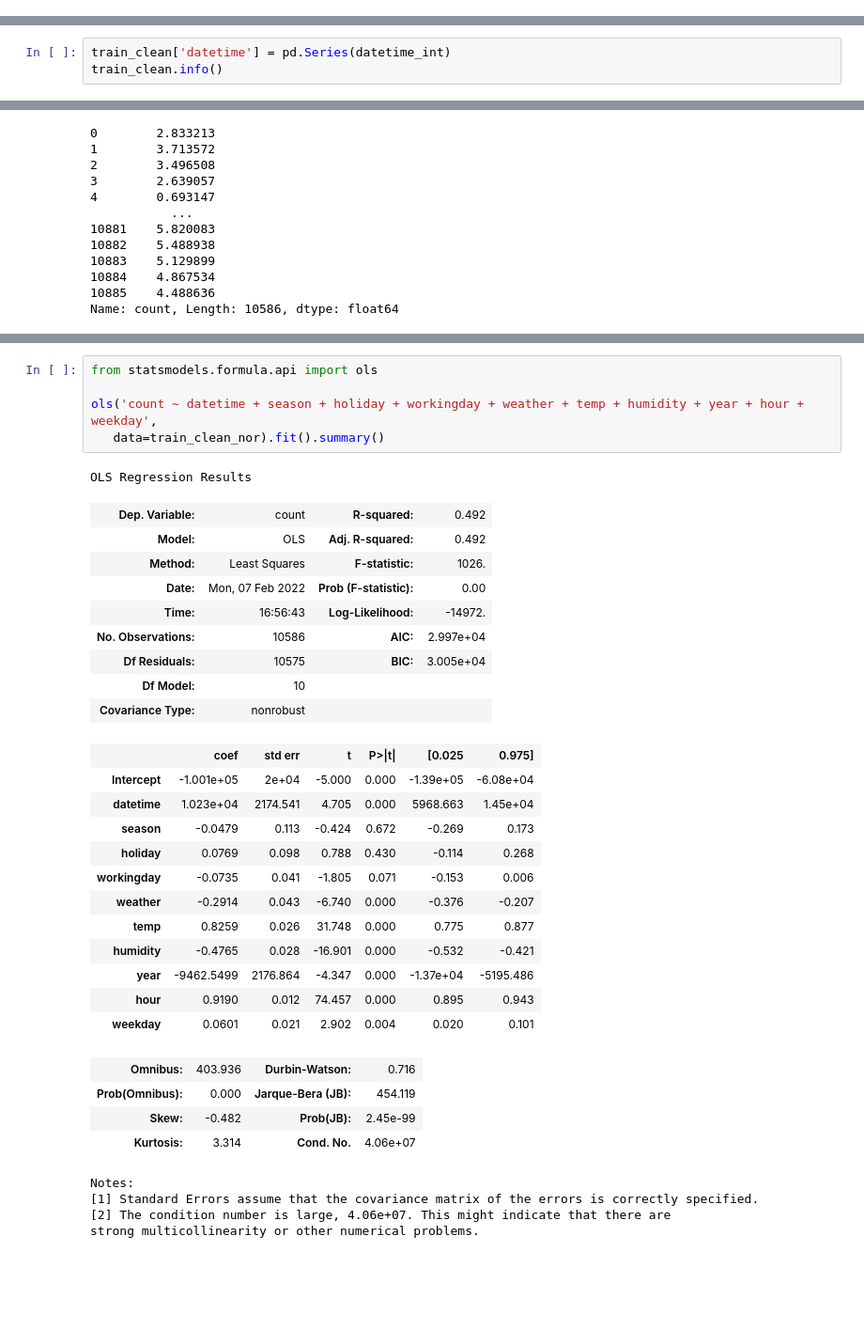
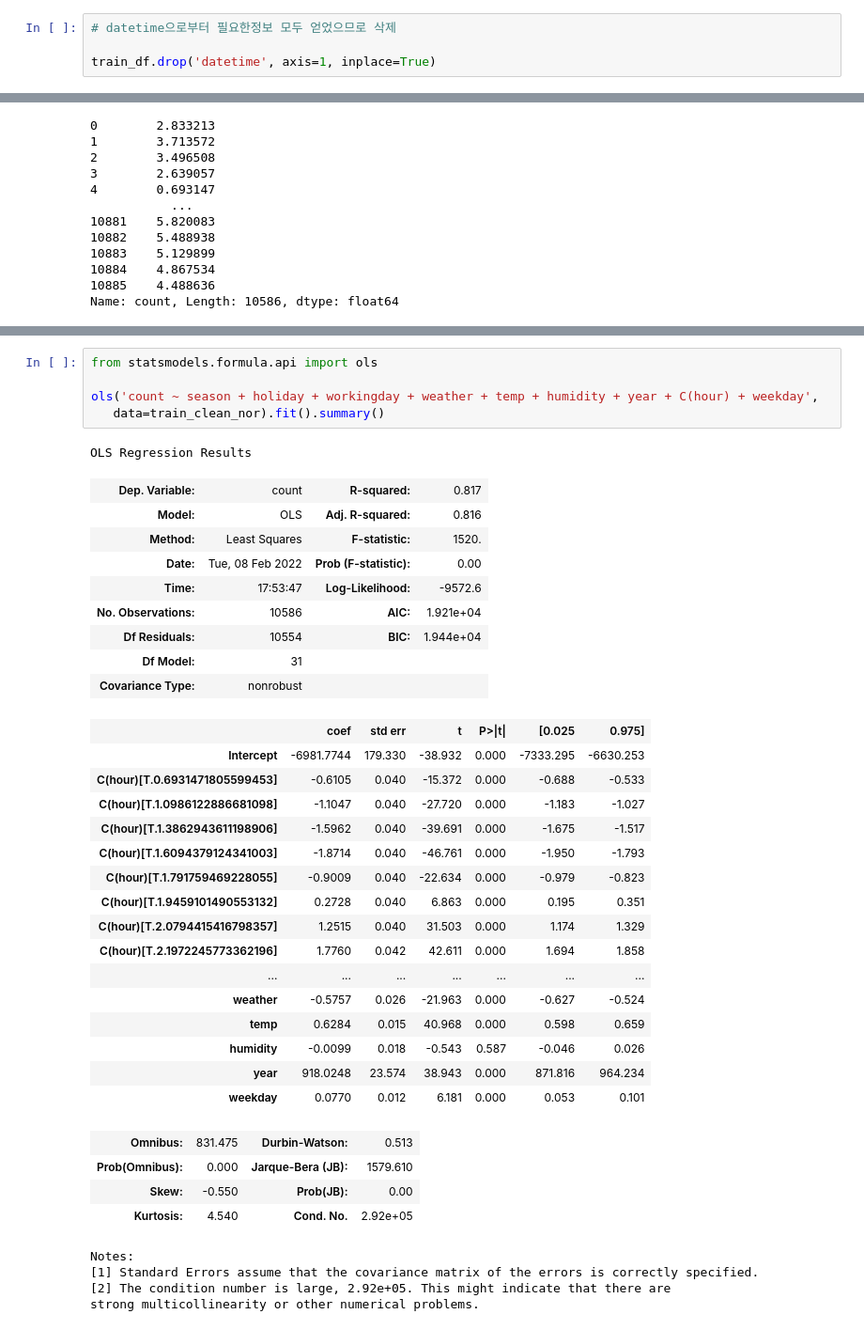
Before and after one commit to atum97/Practice, a Jupyter notebook: 자전거 수요량 예측/to-predict-the-demand-for-bike-eda.ipynb, the cells around one changed output, grey strips where cells are left out. Shown at 94% size. Saved outputs shown, nothing was run; the diff lists cells and outputs as text; blank space fills up the shorter version.

```diff
--- a/자전거 수요량 예측/to-predict-the-demand-for-bike-eda.ipynb
+++ b/자전거 수요량 예측/to-predict-the-demand-for-bike-eda.ipynb
@@ -151,6 +150,10 @@ train_df['weekday'] = train_df['datetime'].dt.weekday
 train_df.shape
 # %% [output]
 (10886, 19)
+# %%
+# datetime으로부터 필요한정보 모두 얻었으므로 삭제
+
+train_df.drop('datetime', axis=1, inplace=True)
 # %%
 train_df.head()
 
@@ -470,3 +467,0 @@ Name: datetime, Length: 10586, dtype: int64
-# %%
-train_clean['datetime'] = pd.Series(datetime_int)
-train_clean.info()
@@ -687,36 +673,40 @@ train_clean_nor
 # %%
 from statsmodels.formula.api import ols
 
-ols('count ~ datetime + season + holiday + workingday + weather + temp + humidity + year + hour + weekday',
+ols('count ~ season + holiday + workingday + weather + temp + humidity + year + C(hour) + weekday',
    data=train_clean_nor).fit().summary()
 # %% [output]
 OLS Regression Results
-| Dep. Variable: | count | R-squared: | 0.492 |
-| Model: | OLS | Adj. R-squared: | 0.492 |
-| Method: | Least Squares | F-statistic: | 1026. |
-| Date: | Mon, 07 Feb 2022 | Prob (F-statistic): | 0.00 |
-| Time: | 16:56:43 | Log-Likelihood: | -14972. |
-| No. Observations: | 10586 | AIC: | 2.997e+04 |
-| Df Residuals: | 10575 | BIC: | 3.005e+04 |
-| Df Model: | 10 |  |  |
+| Dep. Variable: | count | R-squared: | 0.817 |
+| Model: | OLS | Adj. R-squared: | 0.816 |
+| Method: | Least Squares | F-statistic: | 1520. |
+| Date: | Tue, 08 Feb 2022 | Prob (F-statistic): | 0.00 |
+| Time: | 17:53:47 | Log-Likelihood: | -9572.6 |
+| No. Observations: | 10586 | AIC: | 1.921e+04 |
+| Df Residuals: | 10554 | BIC: | 1.944e+04 |
+| Df Model: | 31 |  |  |
 | Covariance Type: | nonrobust |  |  |
 |  | coef | std err | t | P>|t| | [0.025 | 0.975] |
-| Intercept | -1.001e+05 | 2e+04 | -5.000 | 0.000 | -1.39e+05 | -6.08e+04 |
-| datetime | 1.023e+04 | 2174.541 | 4.705 | 0.000 | 5968.663 | 1.45e+04 |
-| season | -0.0479 | 0.113 | -0.424 | 0.672 | -0.269 | 0.173 |
-| holiday | 0.0769 | 0.098 | 0.788 | 0.430 | -0.114 | 0.268 |
-| workingday | -0.0735 | 0.041 | -1.805 | 0.071 | -0.153 | 0.006 |
-| weather | -0.2914 | 0.043 | -6.740 | 0.000 | -0.376 | -0.207 |
-| temp | 0.8259 | 0.026 | 31.748 | 0.000 | 0.775 | 0.877 |
-| humidity | -0.4765 | 0.028 | -16.901 | 0.000 | -0.532 | -0.421 |
-| year | -9462.5499 | 2176.864 | -4.347 | 0.000 | -1.37e+04 | -5195.486 |
-| hour | 0.9190 | 0.012 | 74.457 | 0.000 | 0.895 | 0.943 |
-| weekday | 0.0601 | 0.021 | 2.902 | 0.004 | 0.020 | 0.101 |
+| Intercept | -6981.7744 | 179.330 | -38.932 | 0.000 | -7333.295 | -6630.253 |
+| C(hour)[T.0.6931471805599453] | -0.6105 | 0.040 | -15.372 | 0.000 | -0.688 | -0.533 |
+| C(hour)[T.1.0986122886681098] | -1.1047 | 0.040 | -27.720 | 0.000 | -1.183 | -1.027 |
+| C(hour)[T.1.3862943611198906] | -1.5962 | 0.040 | -39.691 | 0.000 | -1.675 | -1.517 |
+| C(hour)[T.1.6094379124341003] | -1.8714 | 0.040 | -46.761 | 0.000 | -1.950 | -1.793 |
+| C(hour)[T.1.791759469228055] | -0.9009 | 0.040 | -22.634 | 0.000 | -0.979 | -0.823 |
+| C(hour)[T.1.9459101490553132] | 0.2728 | 0.040 | 6.863 | 0.000 | 0.195 | 0.351 |
+| C(hour)[T.2.0794415416798357] | 1.2515 | 0.040 | 31.503 | 0.000 | 1.174 | 1.329 |
+| C(hour)[T.2.1972245773362196] | 1.7760 | 0.042 | 42.611 | 0.000 | 1.694 | 1.858 |
+| ... | ... | ... | ... | ... | ... | ... |
+| weather | -0.5757 | 0.026 | -21.963 | 0.000 | -0.627 | -0.524 |
+| temp | 0.6284 | 0.015 | 40.968 | 0.000 | 0.598 | 0.659 |
+| humidity | -0.0099 | 0.018 | -0.543 | 0.587 | -0.046 | 0.026 |
+| year | 918.0248 | 23.574 | 38.943 | 0.000 | 871.816 | 964.234 |
+| weekday | 0.0770 | 0.012 | 6.181 | 0.000 | 0.053 | 0.101 |
-| Omnibus: | 403.936 | Durbin-Watson: | 0.716 |
-| Prob(Omnibus): | 0.000 | Jarque-Bera (JB): | 454.119 |
-| Skew: | -0.482 | Prob(JB): | 2.45e-99 |
-| Kurtosis: | 3.314 | Cond. No. | 4.06e+07 |
+| Omnibus: | 831.475 | Durbin-Watson: | 0.513 |
+| Prob(Omnibus): | 0.000 | Jarque-Bera (JB): | 1579.610 |
+| Skew: | -0.550 | Prob(JB): | 0.00 |
+| Kurtosis: | 4.540 | Cond. No. | 2.92e+05 |
 Notes:
 [1] Standard Errors assume that the covariance matrix of the errors is correctly specified.
-[2] The condition number is large, 4.06e+07. This might indicate that there are
+[2] The condition number is large, 2.92e+05. This might indicate that there are
 strong multicollinearity or other numerical problems.
```
Also changed, not shown: parts of 47 cells of this notebook.
